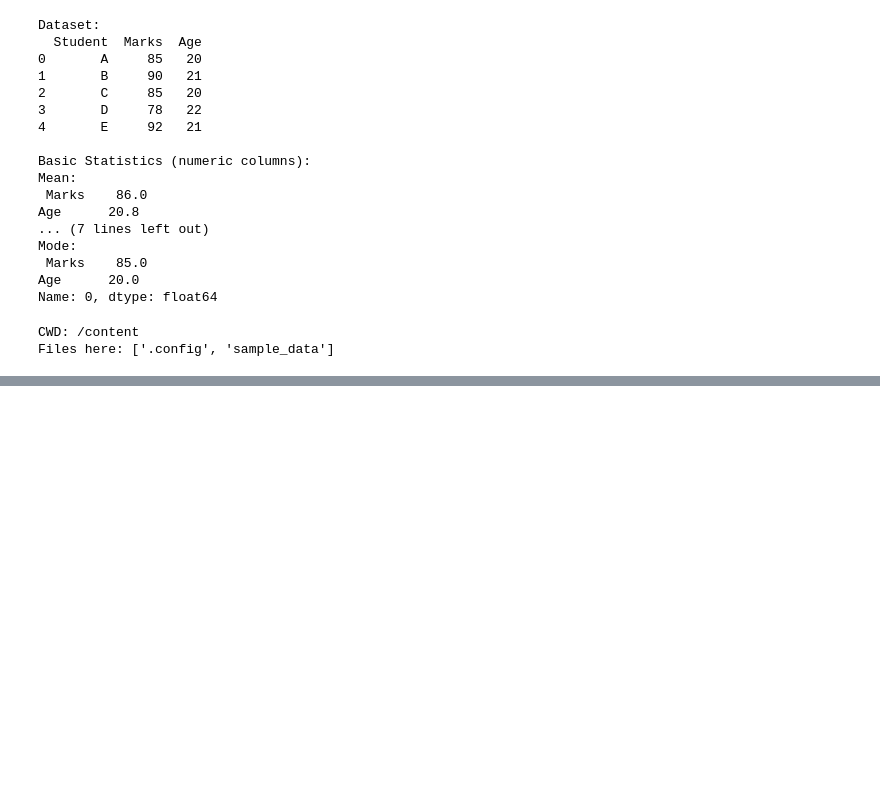
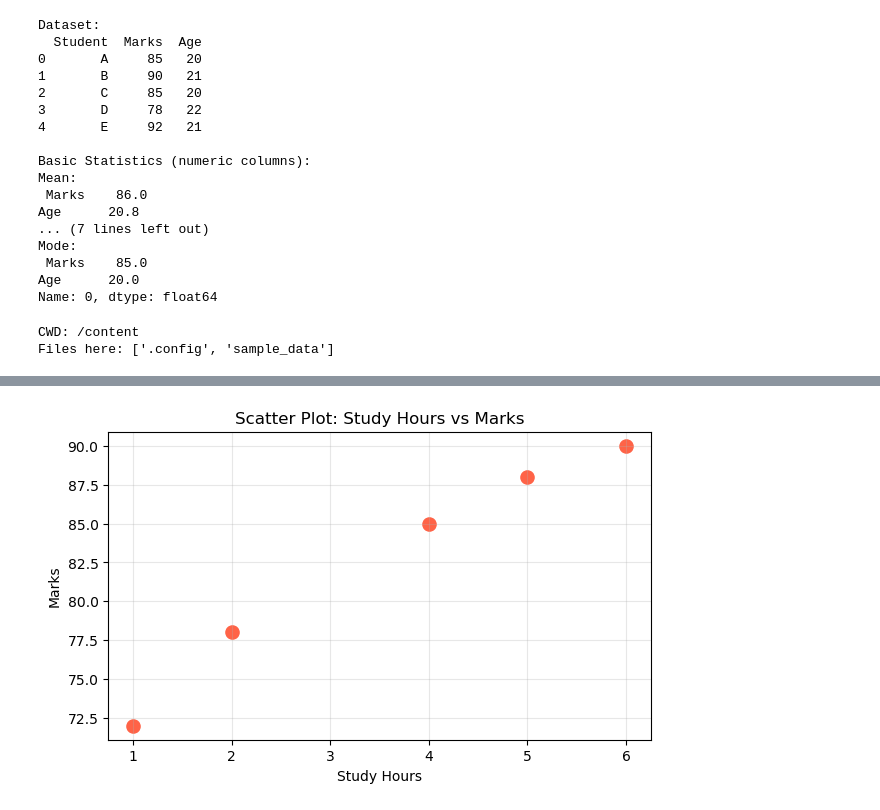
Before and after one commit to Pushkar0997/sem4-PPP, a Jupyter notebook: exp.ipynb, the cells around one changed output, grey strips where cells are left out. Cells and saved outputs as stored; diff of their text form; code cells hidden in the pictures; blank space fills up the shorter version.

```diff
--- a/exp.ipynb
+++ b/exp.ipynb
@@ -52,0 +79,11 @@ Files here: ['.config', 'sample_data']
+# %%
+# 2) Scatter Plot: Study Hours vs Marks
+plt.figure(figsize=(7, 4))
+plt.scatter(study_hours, marks, color="tomato", s=90)
+plt.title("Scatter Plot: Study Hours vs Marks")
+plt.xlabel("Study Hours")
+plt.ylabel("Marks")
+plt.grid(alpha=0.3)
+plt.show()
+# %% [output]
+[figure, added]
```
Also changed, not shown: parts of 2 cells of this notebook.
